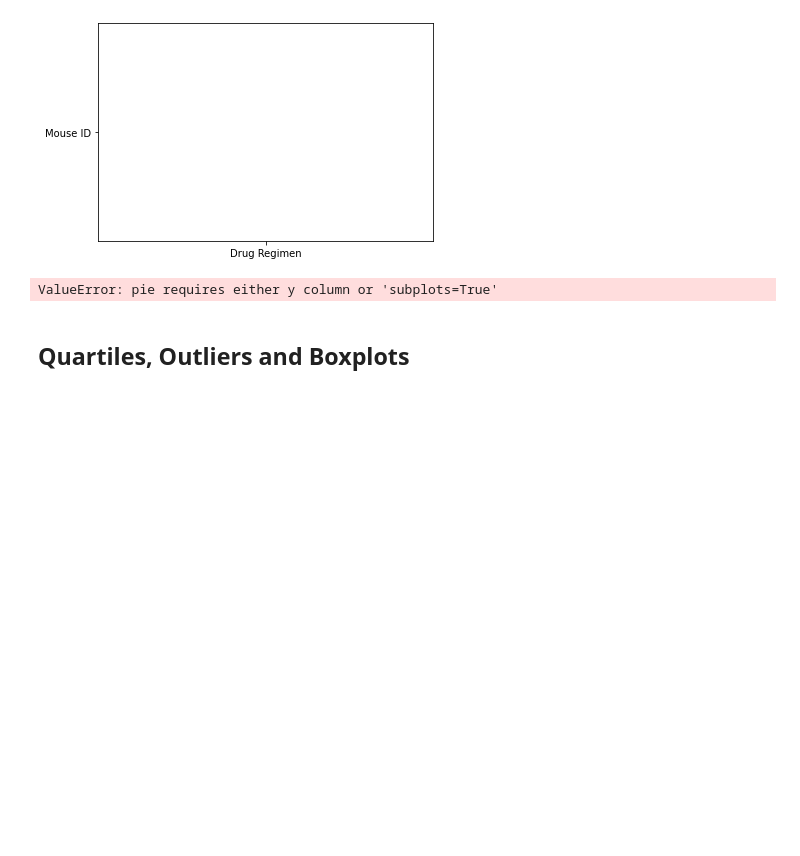
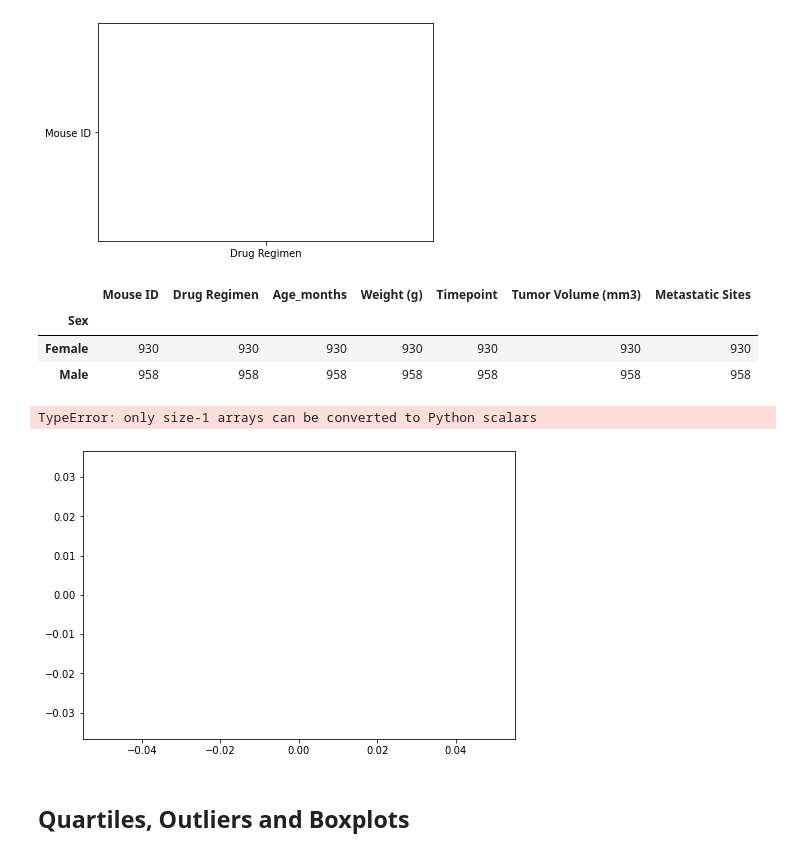
Before and after one commit to coolshams/matplotlib, a Jupyter notebook: Pymaceuticals/pymaceuticals_starter.ipynb, the cells around one changed output. Drawn from its saved outputs; the diff is of its cells as text; code cells hidden in the pictures; blank space fills up the shorter version.

```diff
--- a/Pymaceuticals/pymaceuticals_starter.ipynb
+++ b/Pymaceuticals/pymaceuticals_starter.ipynb
@@ -132,9 +132,14 @@ plt.show()
 [figure]
 # %%
 # Generate a pie plot showing the distribution of female versus male mice using pandas
+grouped_gender=cleaned_mousedata.groupby('Sex').count()
+grouped_gender
 #grouped_gender=cleaned_mousedata.groupby('Sex').sum().plot(kind='pie',y=)
 #grouped_gender.head()
 
 #plot_gender=grouped_gender.plot.pie(Self, figsize=(5, 5))
 # %% [output]
-ValueError: pie requires either y column or 'subplots=True'
+|  | Mouse ID | Drug Regimen | Age_months | Weight (g) | Timepoint | Tumor Volume (mm3) | Metastatic Sites |
+| Sex |  |  |  |  |  |  |  |
+| Female | 930 | 930 | 930 | 930 | 930 | 930 | 930 |
+| Male | 958 | 958 | 958 | 958 | 958 | 958 | 958 |
@@ -143,3 +146,15 @@ ValueError: pie requires either y column or 'subplots=True'
+# %%
+# Generate identical pie plot using pyplot
+
+fig = plt.figure()
+ax = fig.add_axes([0,0,1,1])
+ax.axis('equal')
+gender = ['Male', 'Female']
+ax.pie(grouped_gender, labels = gender,autopct='%1.2f%%')
+plt.show()
+# %% [output]
+TypeError: only size-1 arrays can be converted to Python scalars
+[figure, added]
 # %% [markdown]
 ## Quartiles, Outliers and Boxplots
 # %%
```
Also changed, not shown: parts of 1 cell of this notebook.
